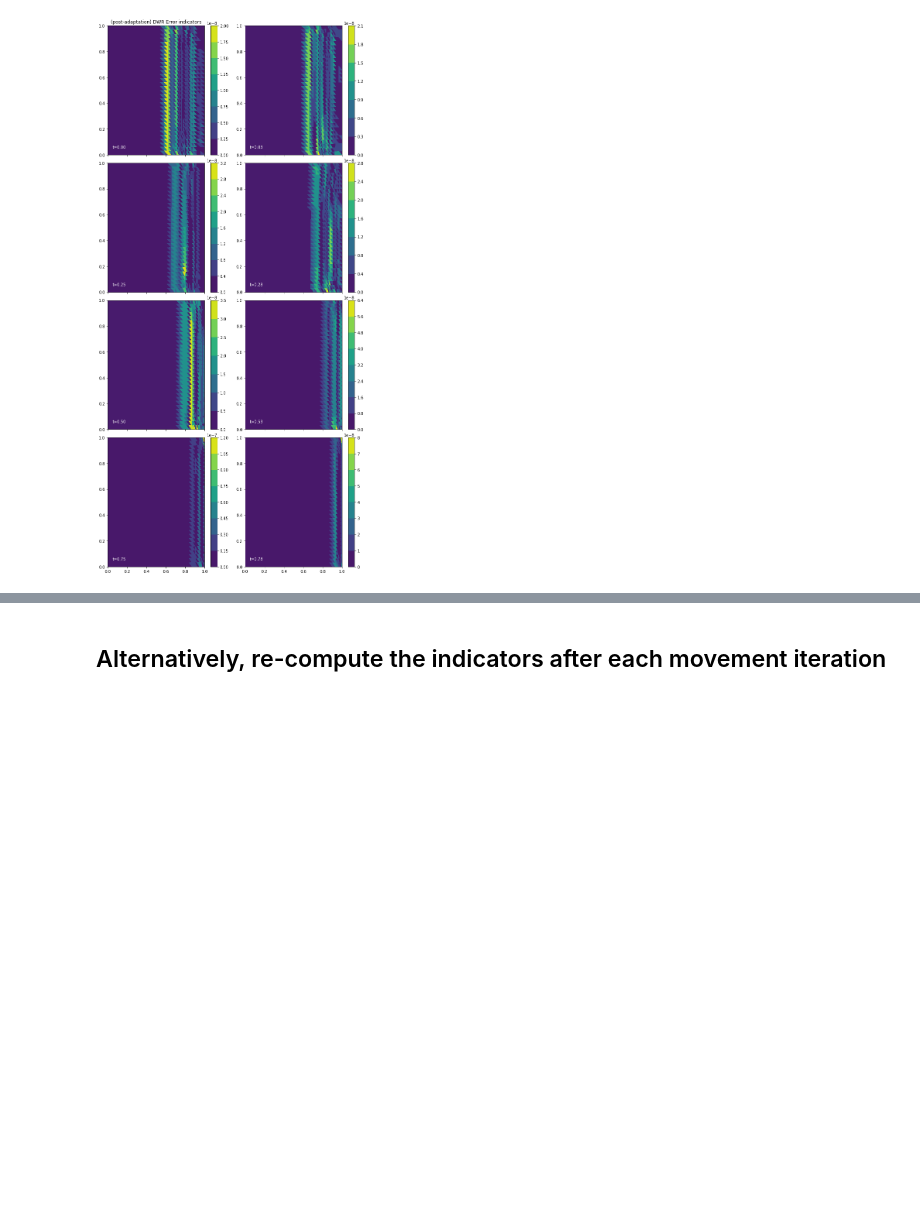
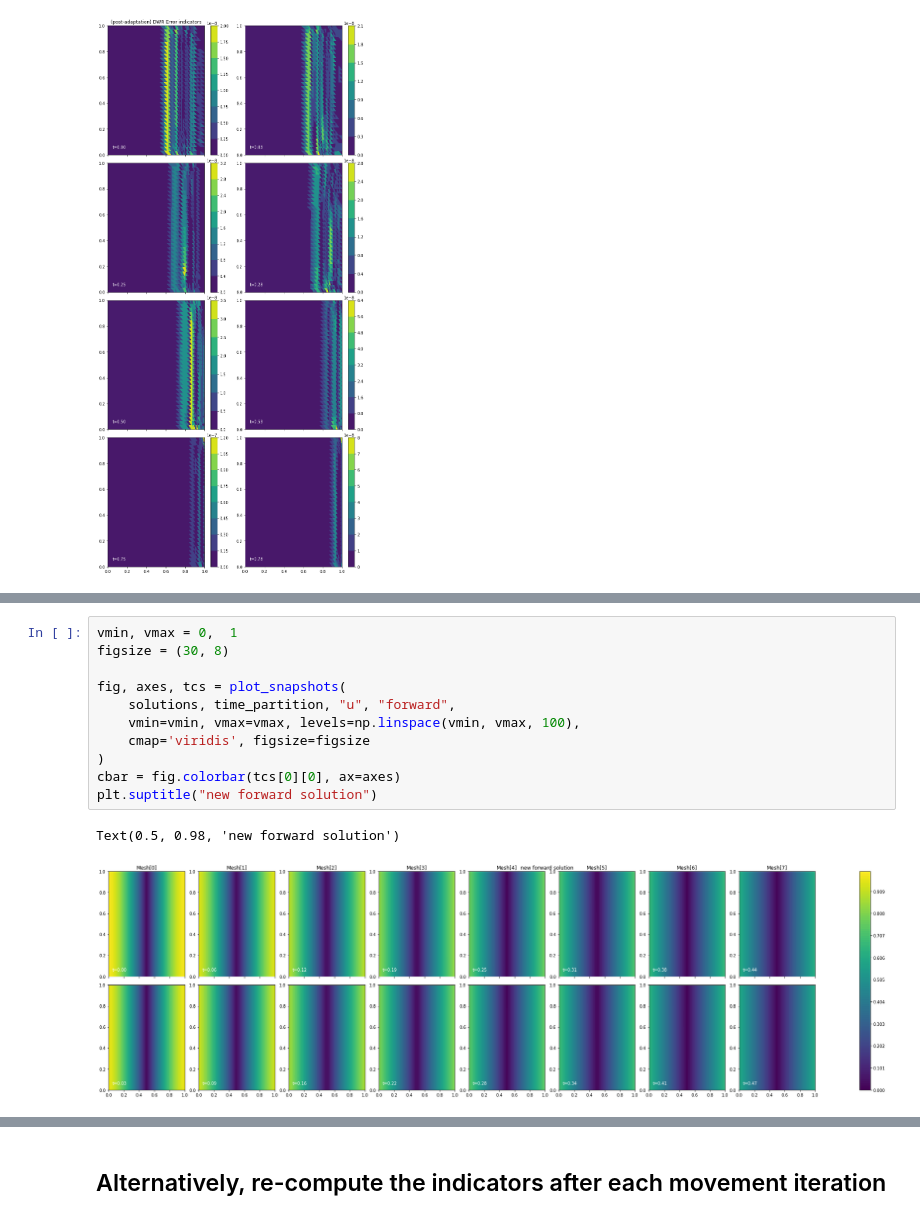
Before and after one commit to acse-akm121/oceans_goma, a Jupyter notebook: goma/src/ShockExample-TD.ipynb, the cells around one changed output, grey strips where cells are left out. Drawn from its saved outputs; the diff is of its cells as text; blank space fills up the shorter version.

Commit message:
add forward and adjoint solutions

```diff
--- a/goma/src/ShockExample-TD.ipynb
+++ b/goma/src/ShockExample-TD.ipynb
@@ -313,0 +381,14 @@ Text(0.5, 1.0, '(post-adaptation) DWR Error indicators')
+# %%
+vmin, vmax = 0,  1
+figsize = (30, 8)
+
+fig, axes, tcs = plot_snapshots(
+    solutions, time_partition, "u", "forward",
+    vmin=vmin, vmax=vmax, levels=np.linspace(vmin, vmax, 100),
+    cmap='viridis', figsize=figsize
+)
+cbar = fig.colorbar(tcs[0][0], ax=axes)
+plt.suptitle("new forward solution")
+# %% [output]
+Text(0.5, 0.98, 'new forward solution')
+[figure, added]
```
Also changed, not shown: parts of 3 cells of this notebook.
